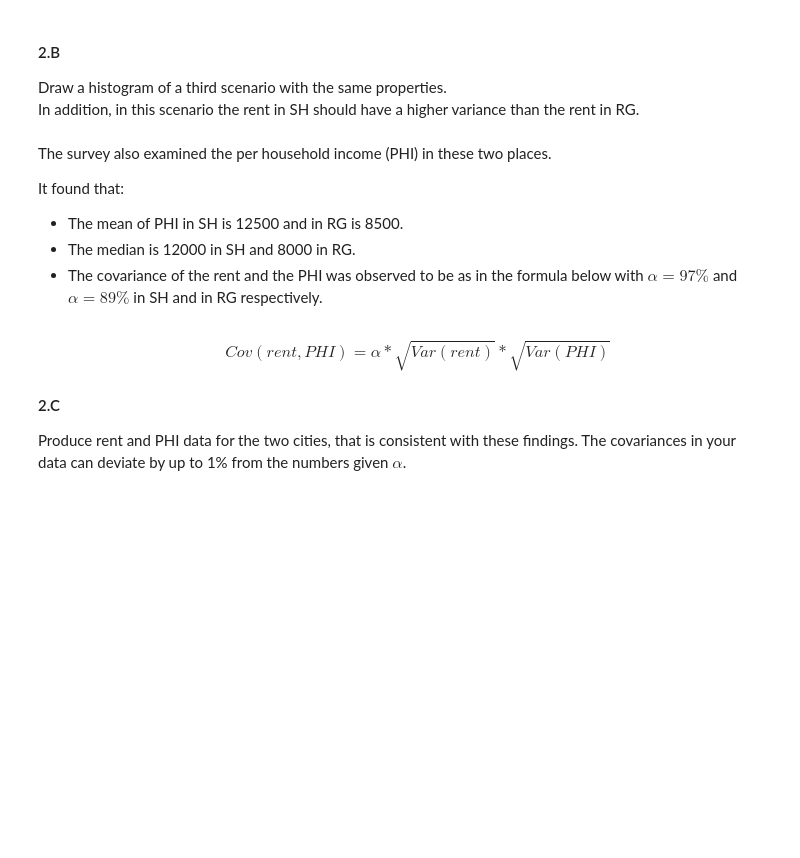
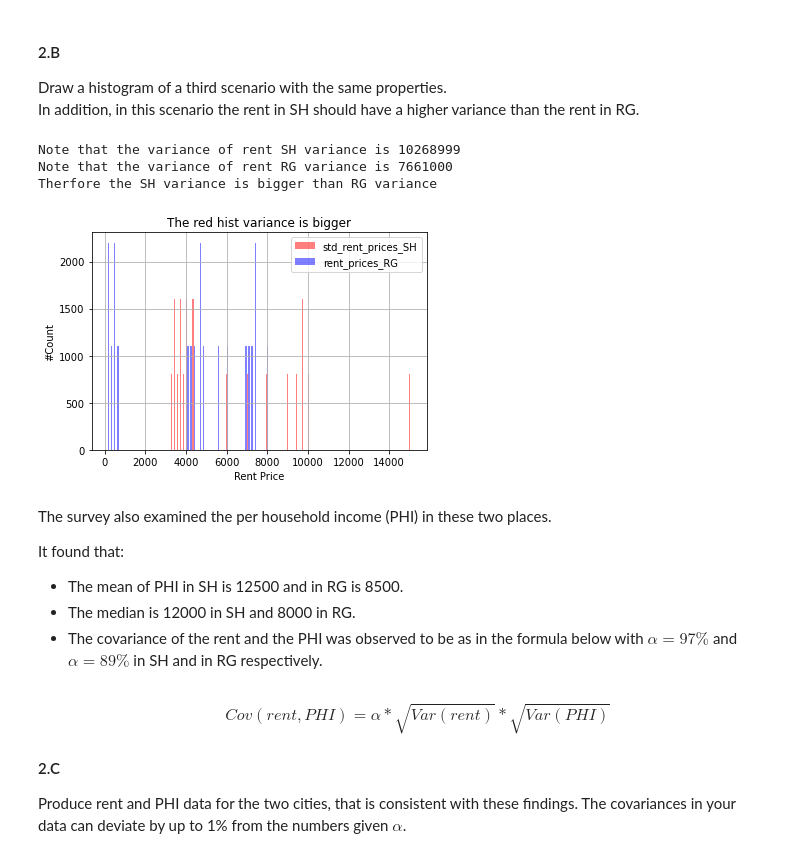
Before and after one commit to RoyR-IDC/StatisticsAndDataAnalysis, a Jupyter notebook: HW1.ipynb, the cells around one changed output. Cells and saved outputs as stored; diff of their text form; code cells hidden in the pictures; blank space fills up the shorter version.

```diff
--- a/HW1.ipynb
+++ b/HW1.ipynb
@@ -208,6 +262,30 @@ bins_size = 100 # needs to verify that there are at least 10 non zeros points
 #### 2.B
 Draw a histogram of a third scenario with the same properties. <br>
 In addition, in this scenario the rent in SH should have a higher variance than the rent in RG.
+# %%
+#
+plt.hist([rent_prices_SH,rent_prices_RG], color=['r','b'],label = ['std_rent_prices_SH','rent_prices_RG'] ,alpha=0.5, bins = bins_size)
+plt.grid()
+plt.title('The red hist variance is bigger')
+plt.xlabel('Rent Price')
+plt.ylabel('#Count')
+plt.legend()
+
+std_rent_prices_RG = np.std(rent_prices_RG)
+std_rent_prices_SH = np.std(rent_prices_SH)
+var_rent_prices_SH = std_rent_prices_SH**2
+var_rent_prices_RG= std_rent_prices_RG**2
+
+string = 'Note that the variance of rent SH variance is ' + str(int(var_rent_prices_SH)) + '\n'
+string += 'Note that the variance of rent RG variance is ' + str(int(var_rent_prices_RG))+ '\n'
+string += 'Therfore the SH variance is bigger than RG variance'
+
+print(string)
+# %% [output]
+Note that the variance of rent SH variance is 10268999
+Note that the variance of rent RG variance is 7661000
+Therfore the SH variance is bigger than RG variance
+[figure, added]
 # %% [markdown]
 The survey also examined the per household income (PHI) in these two places.<br>
 
```
Also changed, not shown: parts of 15 cells of this notebook, 1 other file.
